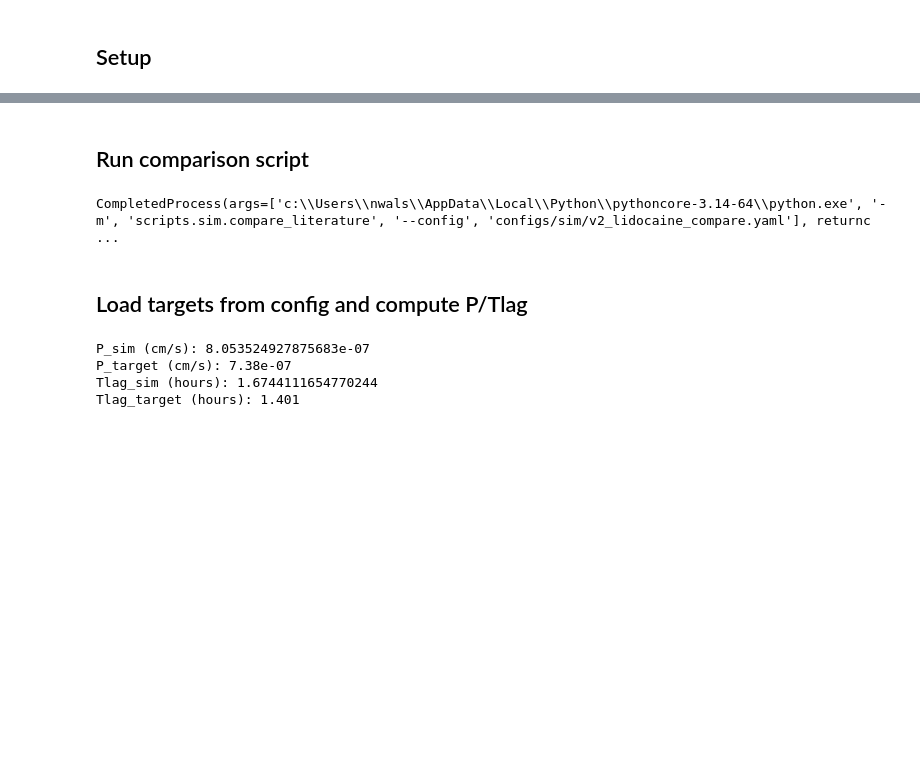
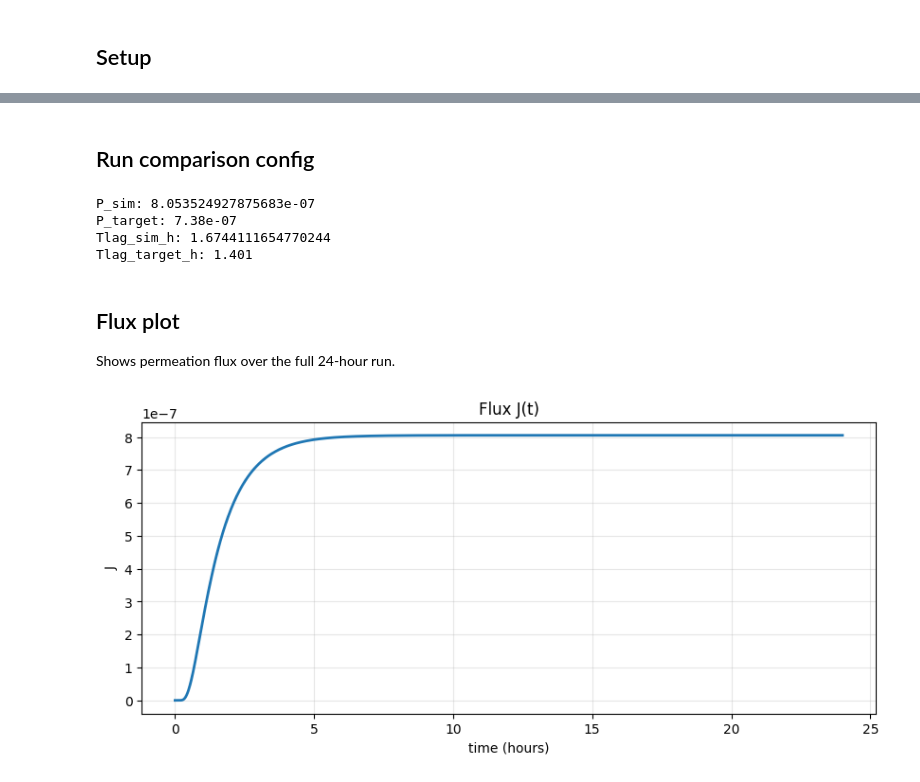
Before and after one commit to NathanWalash/COMP3931_IndividualProject, a Jupyter notebook: notebooks/04_literature_compare_lidocaine.ipynb, the cells around one changed output, grey strips where cells are left out. Saved outputs shown, nothing was run; the diff lists cells and outputs as text; code cells hidden in the pictures; blank space fills up the shorter version.

```diff
--- a/notebooks/04_literature_compare_lidocaine.ipynb
+++ b/notebooks/04_literature_compare_lidocaine.ipynb
@@ -32,34 +22,47 @@ repo_root: C:\Users\nwals\Documents\COMP3931_IndividualProject
 # %% [markdown]
-## Run comparison script
+## Run comparison config
-# %%
-run_module("scripts.sim.compare_literature", ["--config", "configs/sim/v2_lidocaine_compare.yaml"])
-# %% [output]
-CompletedProcess(args=['c:\\Users\\nwals\\AppData\\Local\\Python\\pythoncore-3.14-64\\python.exe', '-m', 'scripts.sim.compare_literature', '--config', 'configs/sim/v2_lidocaine_compare.yaml'], returnc ...
-# %% [markdown]
-## Load targets from config and compute P/Tlag
 # %%
-from skin_diffusion.config import load_config
-from skin_diffusion.run_utils import run_simulation
-
-cfg = load_config("configs/sim/v2_lidocaine_compare.yaml")
+# run calibrated literature case
+cfg = load_config('configs/sim/v2_lidocaine_compare.yaml')
 C_snap, t_save, D_field, k_field, patch_mask, diagnostics, metrics, stability_info = run_simulation(cfg)
 
-P_sim = metrics.get("P")
-Tlag_sim = metrics.get("Tlag")
-if Tlag_sim is not None:
-    Tlag_hours = Tlag_sim / 3600.0
+# read targets
+lit = cfg.extras.get('literature', {})
+P_target = lit.get('P_target_cm_s')
+Tlag_target_h = lit.get('Tlag_target_hours')
+
+# read simulated outputs
+P_sim = metrics.get('P')
+
+Tlag_value = metrics.get('Tlag')
+if Tlag_value is None:
+    Tlag_sim_h = None
 else:
-    Tlag_hours = None
+    Tlag_sim_h = Tlag_value / 3600.0
 
-P_target = cfg.extras.get("literature", {}).get("P_target_cm_s")
-Tlag_target = cfg.extras.get("literature", {}).get("Tlag_target_hours")
-
-print("P_sim (cm/s):", P_sim)
-print("P_target (cm/s):", P_target)
-print("Tlag_sim (hours):", Tlag_hours)
-print("Tlag_target (hours):", Tlag_target)
+print('P_sim:', P_sim)
+print('P_target:', P_target)
+print('Tlag_sim_h:', Tlag_sim_h)
+print('Tlag_target_h:', Tlag_target_h)
 # %% [output]
-P_sim (cm/s): 8.053524927875683e-07
-P_target (cm/s): 7.38e-07
-Tlag_sim (hours): 1.6744111654770244
-Tlag_target (hours): 1.401
+P_sim: 8.053524927875683e-07
+P_target: 7.38e-07
+Tlag_sim_h: 1.6744111654770244
+Tlag_target_h: 1.401
+# %% [markdown]
+## Flux plot
+
+Shows permeation flux over the full 24-hour run.
+# %%
+J = np.array(metrics['J'], dtype=float)
+t_hours = np.array(metrics['t'], dtype=float) / 3600.0
+
+plt.figure(figsize=(10, 4))
+plt.plot(t_hours, J, lw=2)
+plt.title('Flux J(t)')
+plt.xlabel('time (hours)')
+plt.ylabel('J')
+plt.grid(alpha=0.3)
+plt.show()
+# %% [output]
+[figure, added]
```
Also changed, not shown: parts of 5 cells of this notebook, 13 other files.
